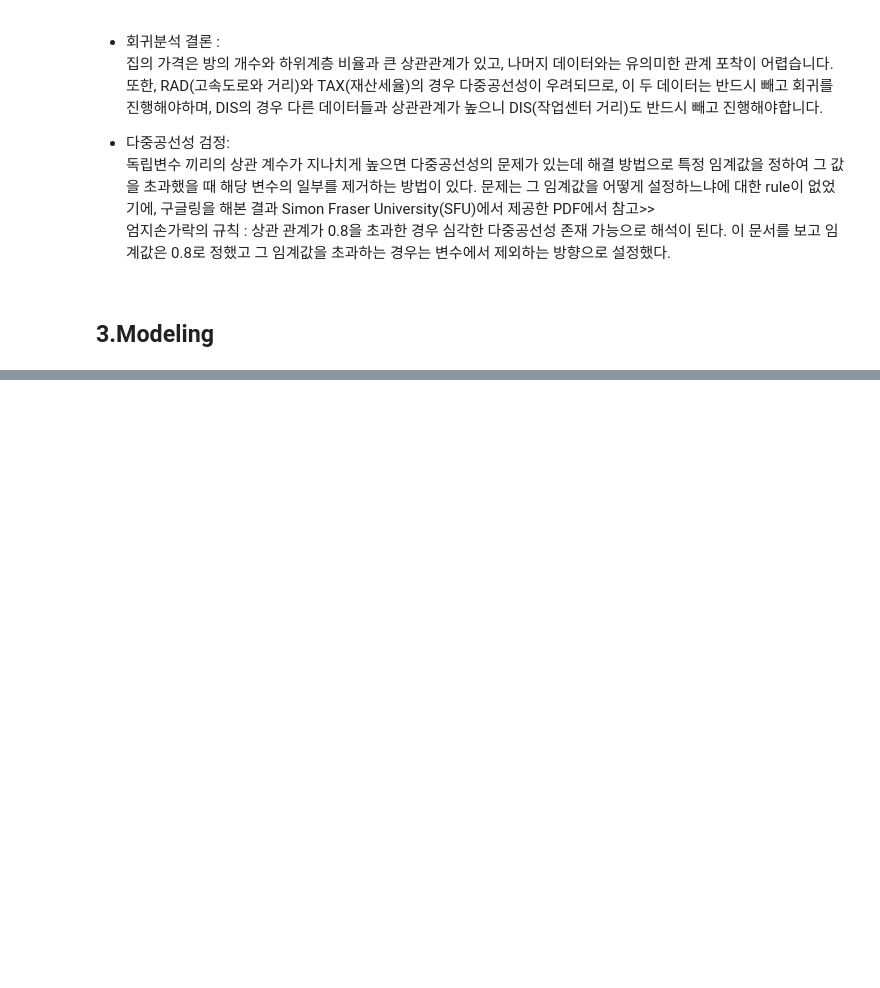
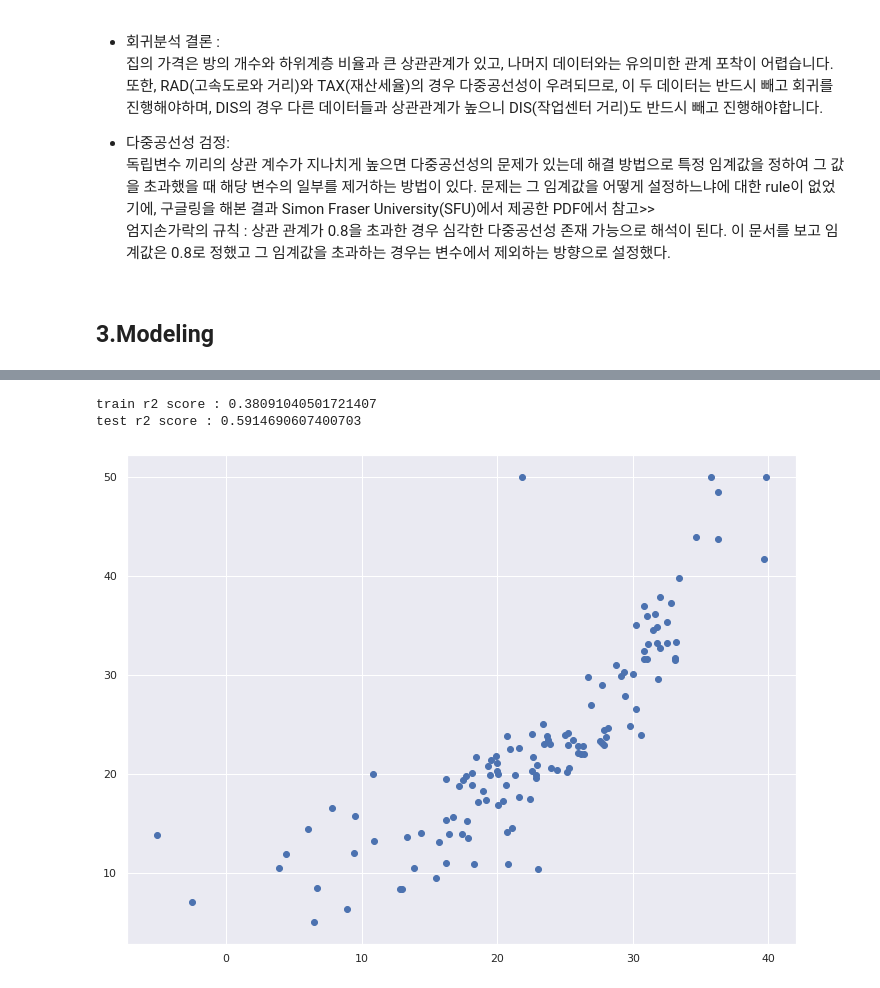
Before and after one commit to genie-lee-beep/Jieun-Lee, a Jupyter notebook: TIL 2022/Linear Regression/Linear_Regression_Boston_House.ipynb, the cells around one changed output, grey strips where cells are left out. Cells and saved outputs as stored; diff of their text form; code cells hidden in the pictures; blank space fills up the shorter version.

Commit message:
modeling

```diff
--- a/TIL 2022/Linear Regression/Linear_Regression_Califonia_House.ipynb
+++ b/TIL 2022/Linear Regression/Linear_Regression_Boston_House.ipynb
@@ -140,0 +131,3 @@ label = dataset['MEDV']
+# %%
+boston_df = pd.DataFrame(dataset)
+boston_df
@@ -140,0 +148,37 @@ label = dataset['MEDV']
+# %%
+# 상관관계가 높은 feature만 쓰자!
+sel = ["RM",'LSTAT']
+X = boston_df[sel]
+y = boston_df['MEDV']
+# %%
+from sklearn.model_selection import train_test_split
+X_train, X_test, y_train, y_test = train_test_split(X,y, random_state=0) # test_size=0.3
+# %%
+from sklearn.linear_model import LinearRegression
+from sklearn.metrics import mean_squared_error, r2_score
+
+# sklearn 모델 생성하기
+model = LinearRegression()
+
+# sklearn 모델 학습하기 : fit 함수
+model.fit(X_train, y_train)
+
+# sklearn 모델 테스트하기 : predict 함수
+train_pred = model.predict(X_train)
+test_pred = model.predict(X_test)
+
+train_r2_score = r2_score(train_pred, y_train)
+test_r2_score = r2_score(test_pred, y_test)
+# 회귀모델은 R스퀘어로 평가합니다.
+
+print('train r2 score : {}'.format(train_r2_score))
+print('test r2 score : {}'.format(test_r2_score))
+# %% [output]
+train r2 score : 0.38091040501721407
+test r2 score : 0.5914690607400703
+# %%
+plt.scatter(test_pred, y_test)
+plt.show()
+plt.close()
+# %% [output]
+[figure, added]
```
Also changed, not shown: parts of 2 cells of this notebook.
